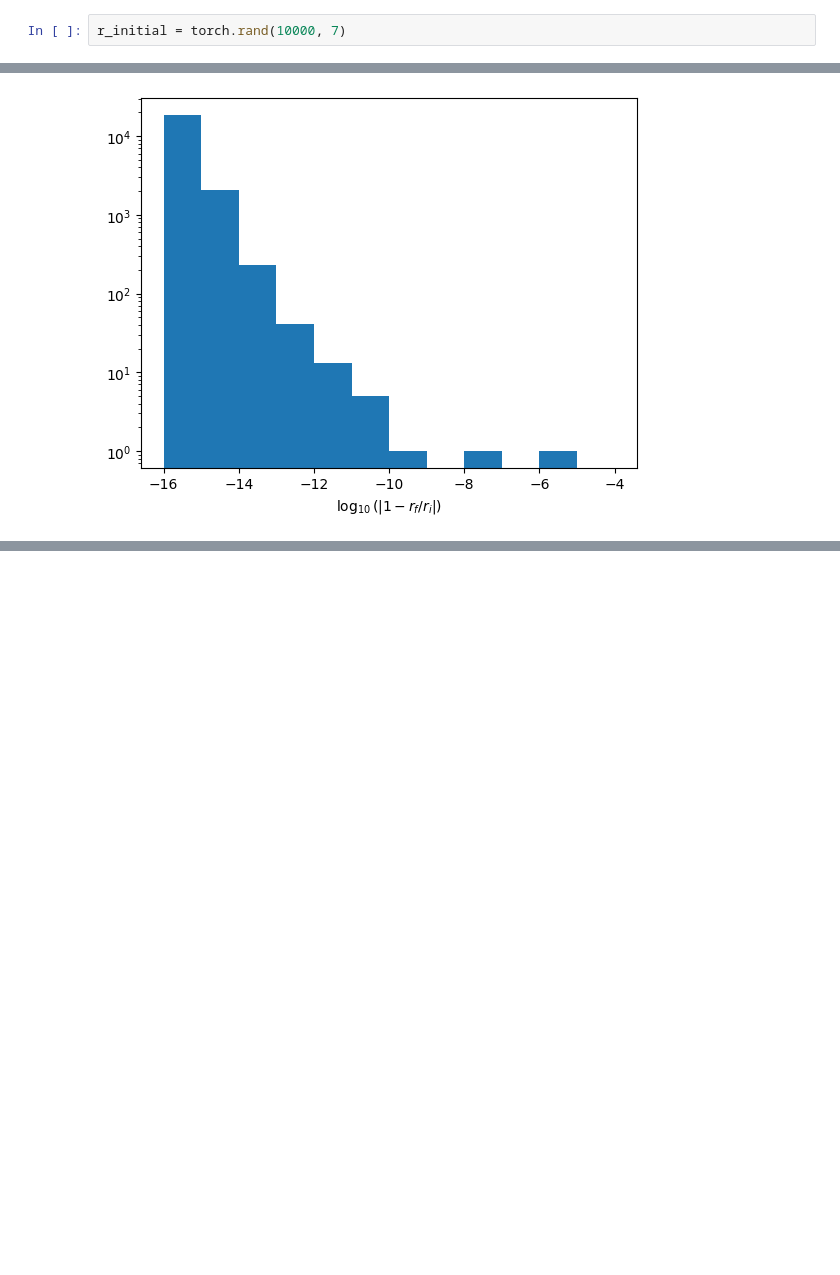
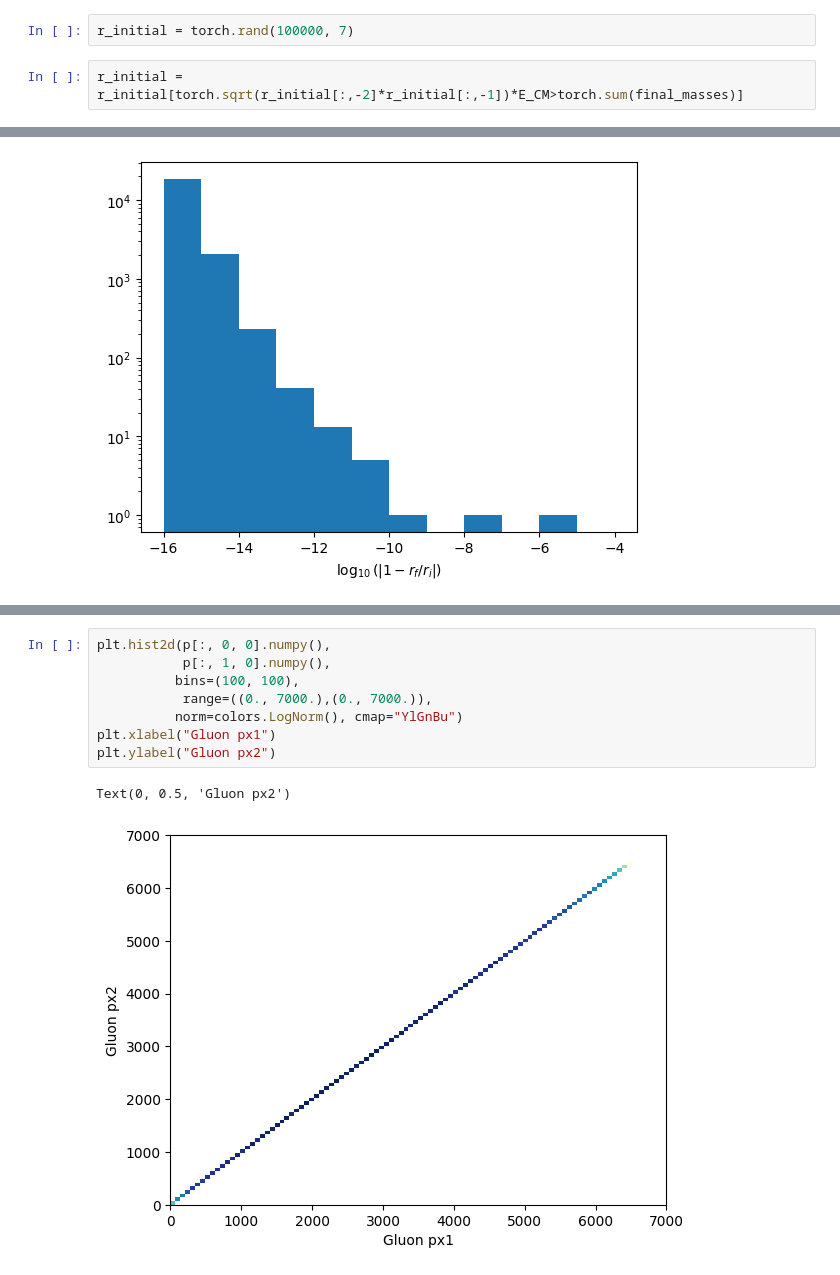
Before and after one commit to valsdav/MEMFlow, a Jupyter notebook: src/memflow/phasespace/RamboTest.ipynb, the cells around one changed output, grey strips where cells are left out. Saved outputs shown, nothing was run; the diff lists cells and outputs as text; blank space fills up the shorter version.

```diff
--- a/src/memflow/phasespace/RamboTest.ipynb
+++ b/src/memflow/phasespace/RamboTest.ipynb
@@ -38,4 +38,6 @@ FlatInvertiblePhasespace.get_flatWeights(13000, 3)
 # %% [markdown]
 generateKinematics_batch(self, E_cm, random_variables_full, pT_mincut=-1, delR_mincut=-1, rap_maxcut=-1,pdgs=[0,0]):
 # %%
-r_initial = torch.rand(10000, 7)
+r_initial = torch.rand(100000, 7)
+# %%
+r_initial = r_initial[torch.sqrt(r_initial[:,-2]*r_initial[:,-1])*E_CM>torch.sum(final_masses)]
@@ -338,0 +378,11 @@ Text(0.5, 0, '$\\log_{10}(|1- r_f/r_i|)$')
+# %%
+plt.hist2d(p[:, 0, 0].numpy(),
+           p[:, 1, 0].numpy(),
+          bins=(100, 100),
+           range=((0., 7000.),(0., 7000.)),
+          norm=colors.LogNorm(), cmap="YlGnBu")
+plt.xlabel("Gluon px1")
+plt.ylabel("Gluon px2")
+# %% [output]
+Text(0, 0.5, 'Gluon px2')
+[figure, added]
```
Also changed, not shown: parts of 42 cells of this notebook, 5 other files.
